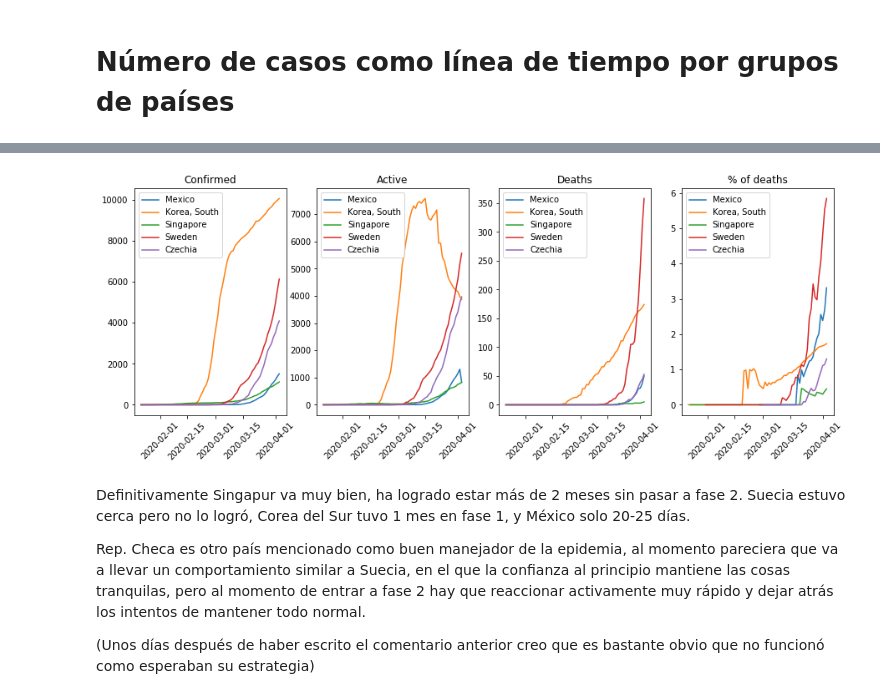
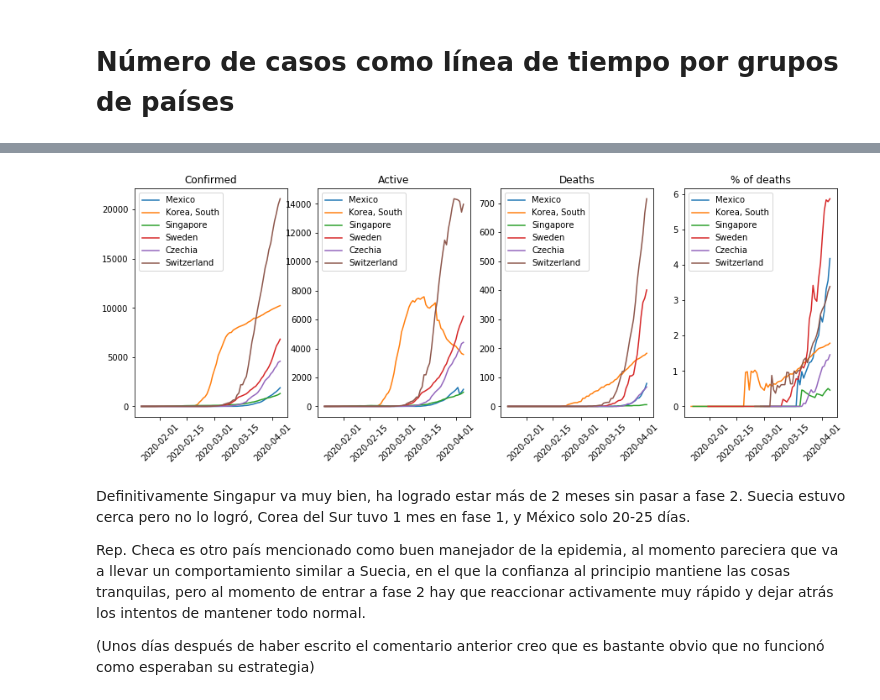
Before and after one commit to garaged/covid19-dataview, a Jupyter notebook: covid-19 pomber data set.ipynb, the cells around one changed output, grey strips where cells are left out. Drawn from its saved outputs; the diff is of its cells as text; code cells hidden in the pictures.

```diff
--- a/covid-19 pomber data set.ipynb
+++ b/covid-19 pomber data set.ipynb
@@ -347,8 +387,8 @@ mex.tail()
 # %%
-c_list = ["Mexico", "Korea, South", "Singapore", "Sweden", "Czechia"]
+c_list = ["Mexico", "Korea, South", "Singapore", "Sweden", "Czechia", "Switzerland"]
 plot_timeline(c_list)
 # %% [output]
-[figure, old version]
+[figure, new version]
 # %% [markdown]
 Definitivamente Singapur va muy bien, ha logrado estar más de 2 meses sin pasar a fase 2. Suecia estuvo cerca pero no lo logró, Corea del Sur tuvo 1 mes en fase 1, y México solo 20-25 días.
 
```
Also changed, not shown: parts of 67 cells of this notebook, 1 other file.
